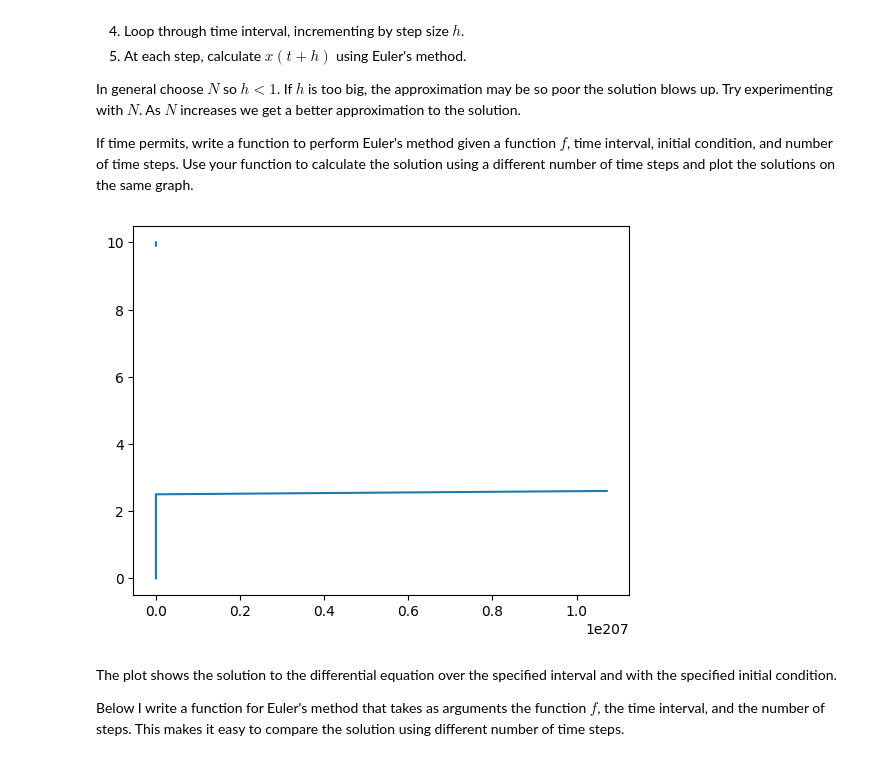
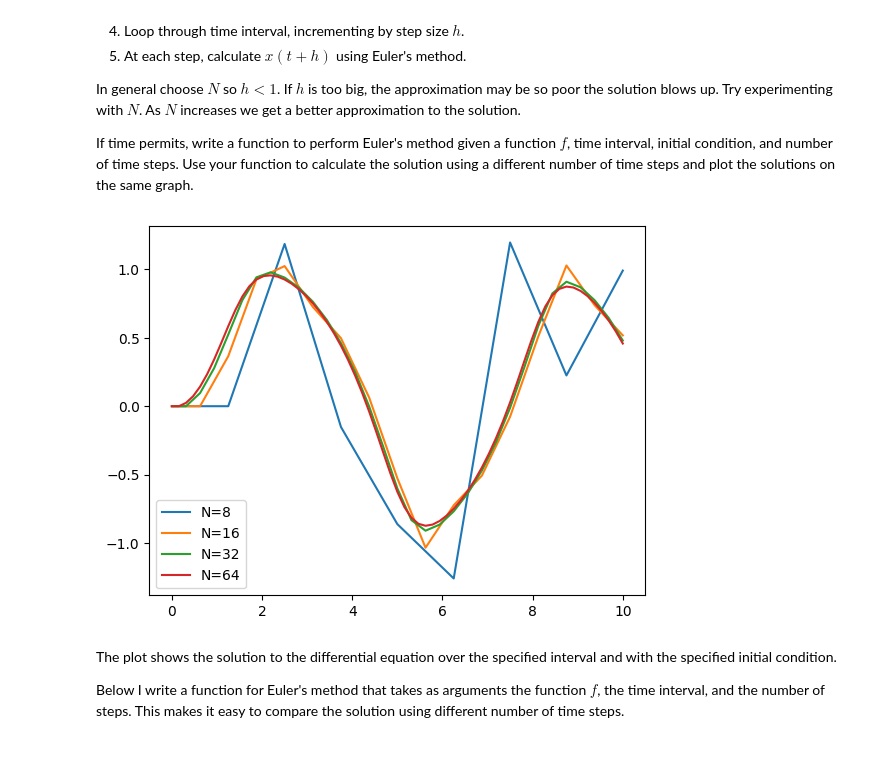
Before and after one commit to AcamaroCutcher/Computational-Physics, a Jupyter notebook: Class Notes/ph322_lecture11_may07_2026_prelecture.ipynb, the cells around one changed output. Cells and saved outputs as stored; diff of their text form; code cells hidden in the pictures.

```diff
--- a/Class Notes/ph322_lecture11_may07_2026_prelecture.ipynb
+++ b/Class Notes/ph322_lecture11_may07_2026_prelecture.ipynb
@@ -156,30 +156,37 @@ If time permits, write a function to perform Euler's method given a function $f$
 # %%
 # User Euler's method solve a first-order ODE
 import numpy as np
 import matplotlib.pyplot as plt
 
 def f(x,t):
-    return x**3 + np.sin(t)
+    return -x**3 + np.sin(t)
 
 def euler(f, a, b, N, y0):
     h = (b - a)/N
     time_values = np.arange(a,b+ h, h)
     approx_values = np.zeros_like(time_values)
     approx_values[0] = y0
 
-    for i in range(1, 99):
+    for i in range(1, time_values.shape[0]):
         x = approx_values[i-1]
         t = time_values[i-1]
         approx_values[i] = x + h * f(x, t)
 
     return approx_values, time_values
 
-approx_values, time_values = euler(f, 0,10,100,0)
+approx_values_1, time_values_1 = euler(f, 0,10,8,0)
+approx_values_2, time_values_2 = euler(f, 0,10,16,0)
+approx_values_3, time_values_3 = euler(f, 0,10,32,0)
+approx_values_4, time_values_4 = euler(f, 0,10,64,0)
 
-plt.plot(approx_values, time_values)
+plt.plot(time_values_1, approx_values_1, label="N=8")
+plt.plot(time_values_2, approx_values_2, label="N=16")
+plt.plot(time_values_3, approx_values_3, label="N=32")
+plt.plot(time_values_4, approx_values_4, label="N=64")
+plt.legend()
 plt.show()
 # %% [output]
-[figure, old version]
+[figure, new version]
 # %% [markdown]
 The plot shows the solution to the differential equation over the specified interval and with the specified initial condition.
 
```
